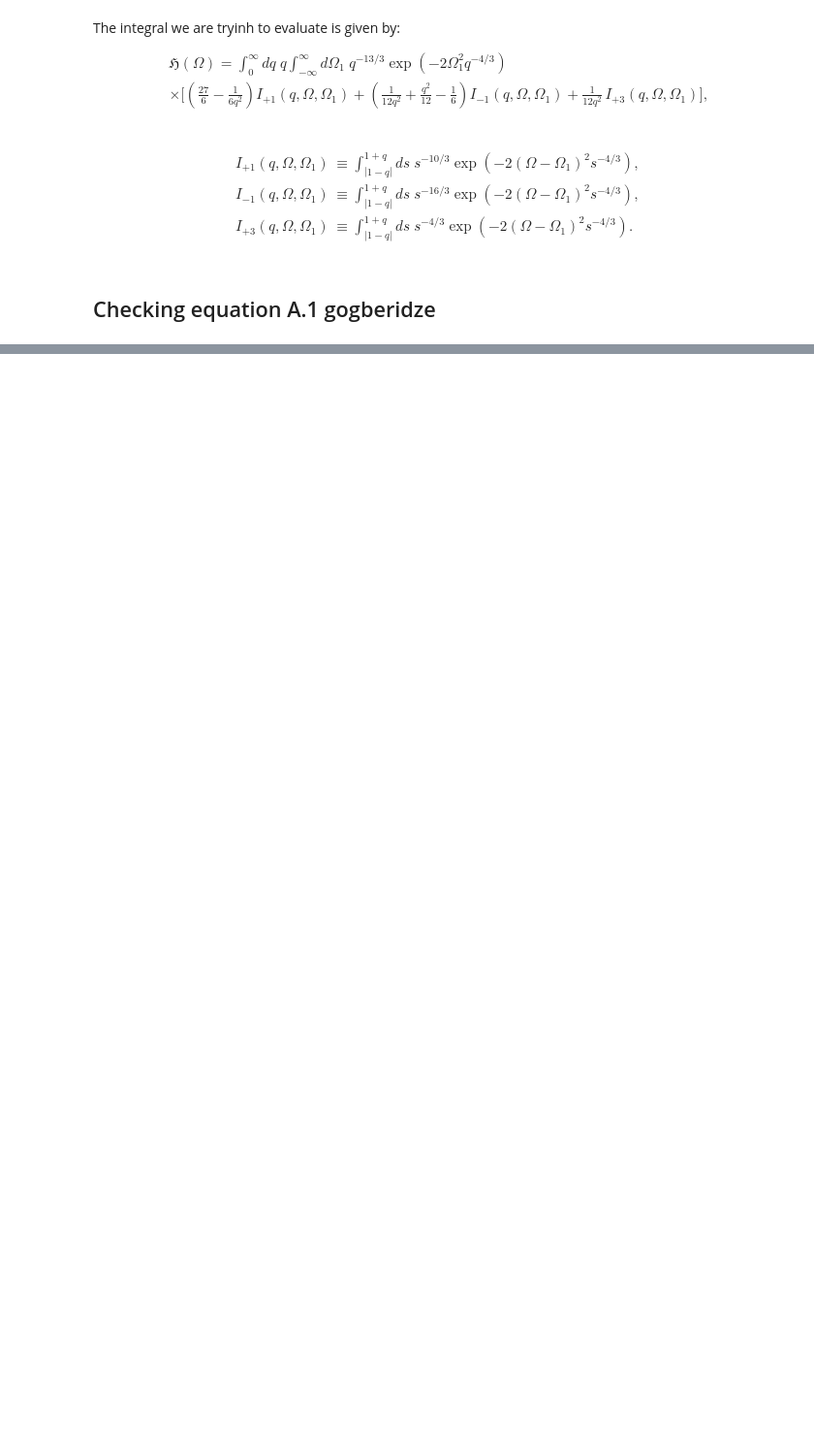
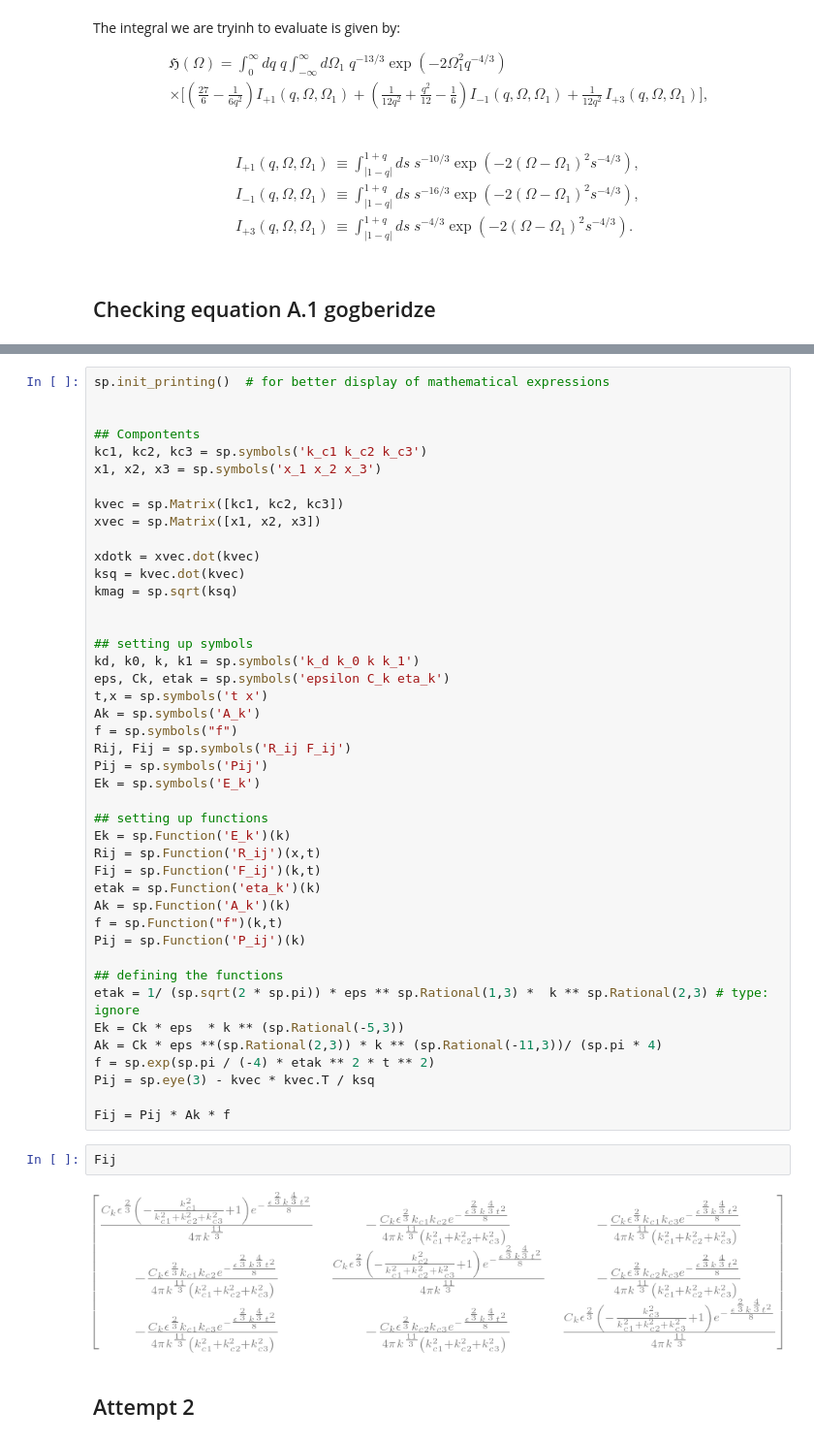
Before and after one commit to shturman99/Polarization-of-Gravitational-Waves, a Jupyter notebook: src/Integralcalcualtaion.ipynb, the cells around one changed output, grey strips where cells are left out. Shown at 97% size. Cells and saved outputs as stored; diff of their text form; blank space fills up the shorter version.

Commit message:
working on symbolic calculations attampt 1

```diff
--- a/src/Integralcalcualtaion.ipynb
+++ b/src/Integralcalcualtaion.ipynb
@@ -504,0 +45,49 @@ where all variables and integrals are manifestly dimensionless.
+# %%
+sp.init_printing()  # for better display of mathematical expressions
+
+
+## Compontents
+kc1, kc2, kc3 = sp.symbols('k_c1 k_c2 k_c3')
+x1, x2, x3 = sp.symbols('x_1 x_2 x_3')
+
+kvec = sp.Matrix([kc1, kc2, kc3])
+xvec = sp.Matrix([x1, x2, x3])
+
+xdotk = xvec.dot(kvec)
+ksq = kvec.dot(kvec)
+kmag = sp.sqrt(ksq)
+
+
+## setting up symbols
+kd, k0, k, k1 = sp.symbols('k_d k_0 k k_1')
+eps, Ck, etak = sp.symbols('epsilon C_k eta_k')
+t,x = sp.symbols('t x')
+Ak = sp.symbols('A_k')
+f = sp.symbols("f")
+Rij, Fij = sp.symbols('R_ij F_ij')
+Pij = sp.symbols('Pij')
+Ek = sp.symbols('E_k')
+
+## setting up functions
+Ek = sp.Function('E_k')(k)
+Rij = sp.Function('R_ij')(x,t)
+Fij = sp.Function('F_ij')(k,t)
+etak = sp.Function('eta_k')(k)
+Ak = sp.Function('A_k')(k)
+f = sp.Function("f")(k,t)
+Pij = sp.Function('P_ij')(k)
+
+## defining the functions
+etak = 1/ (sp.sqrt(2 * sp.pi)) * eps ** sp.Rational(1,3) *  k ** sp.Rational(2,3) # type: ignore
+Ek = Ck * eps  * k ** (sp.Rational(-5,3))
+Ak = Ck * eps **(sp.Rational(2,3)) * k ** (sp.Rational(-11,3))/ (sp.pi * 4)
+f = sp.exp(sp.pi / (-4) * etak ** 2 * t ** 2)
+Pij = sp.eye(3) - kvec * kvec.T / ksq
+
+Fij = Pij * Ak * f
+# %%
+Fij
+# %% [output]
+[figure, added]
+# %% [markdown]
+## Attempt 2
```
Also changed, not shown: parts of 17 cells of this notebook, 25 other files.
